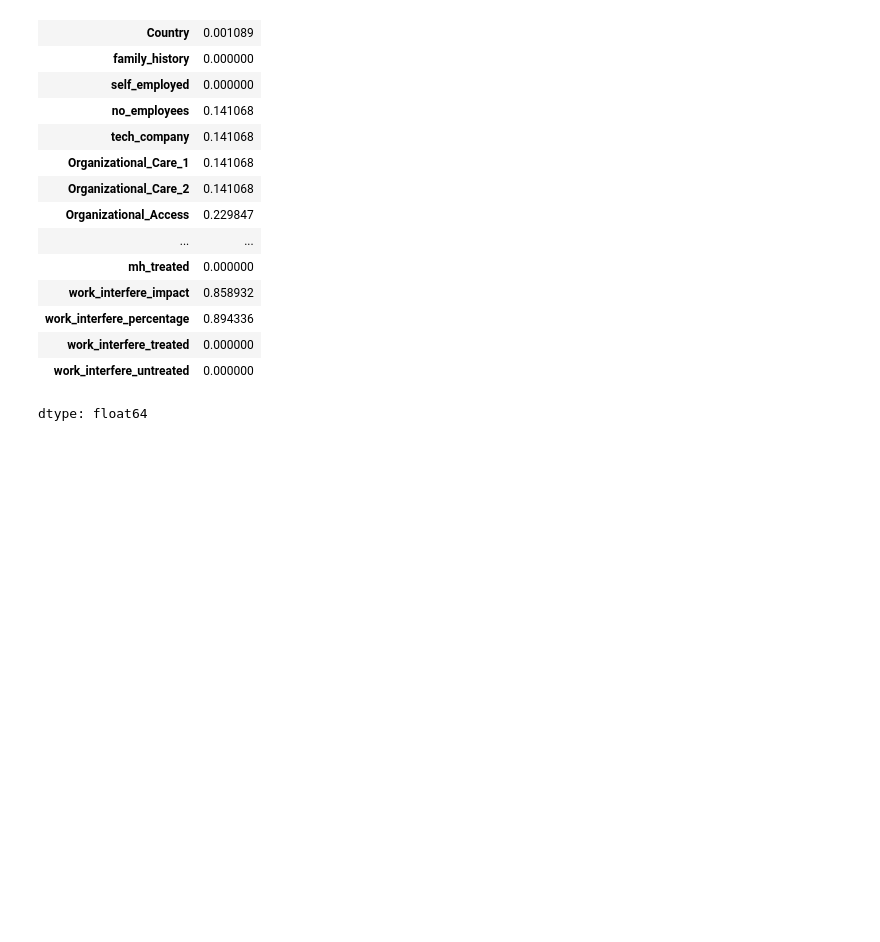
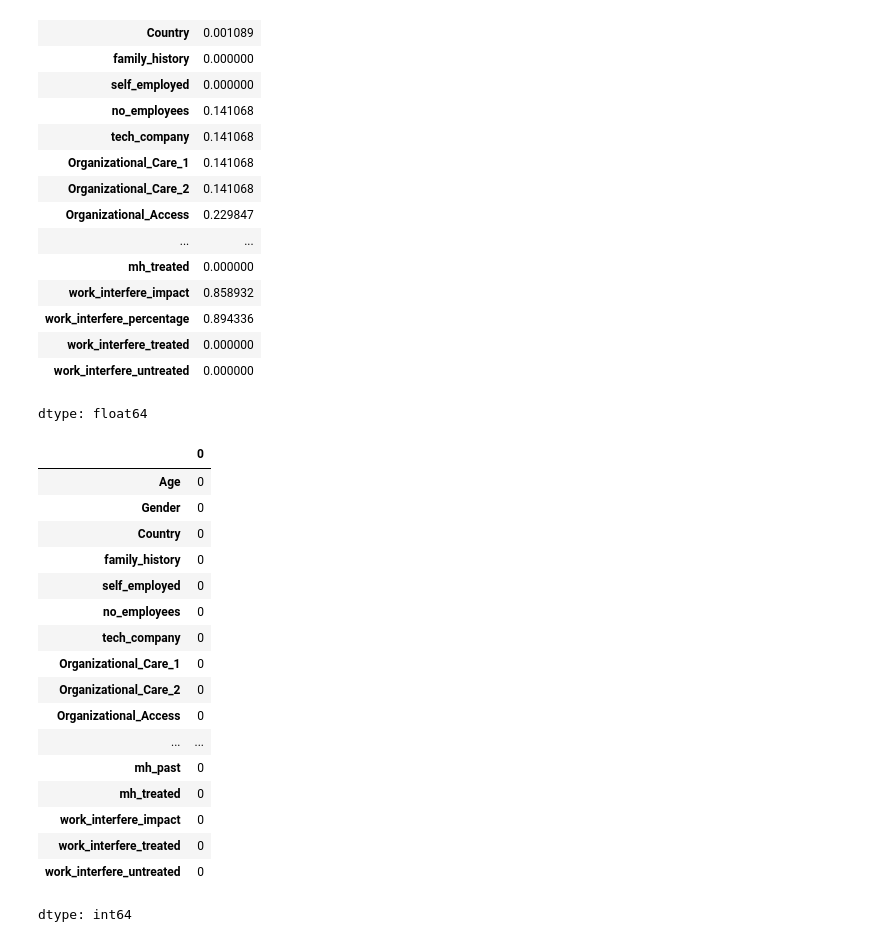
Before and after one commit to JH-Y-324/first-repository, a Jupyter notebook: surveys.ipynb, the cells around one changed output. Drawn from its saved outputs; the diff is of its cells as text; code cells hidden in the pictures; blank space fills up the shorter version.

```diff
--- a/surveys.ipynb
+++ b/surveys.ipynb
@@ -599,0 +634,30 @@ dtype: float64
+# %%
+df["supervisors"].mode()[0]
+df["supervisors"] = df["supervisors"].fillna('Yes')
+# %%
+df["mh_diagnosed"] = df["mh_diagnosed"].fillna("No response")
+# %%
+df["work_interfere_impact"] = df["work_interfere_impact"].fillna("Unknown")
+# %%
+df["mh_past"] = df["mh_past"].fillna("Unknown")
+# %%
+df.isna().sum()
+# %% [output]
+|  | 0 |
+| Age | 0 |
+| Gender | 0 |
+| Country | 0 |
+| family_history | 0 |
+| self_employed | 0 |
+| no_employees | 0 |
+| tech_company | 0 |
+| Organizational_Care_1 | 0 |
+| Organizational_Care_2 | 0 |
+| Organizational_Access | 0 |
+| ... | ... |
+| mh_past | 0 |
+| mh_treated | 0 |
+| work_interfere_impact | 0 |
+| work_interfere_treated | 0 |
+| work_interfere_untreated | 0 |
+dtype: int64
```
Also changed, not shown: parts of 7 cells of this notebook.
